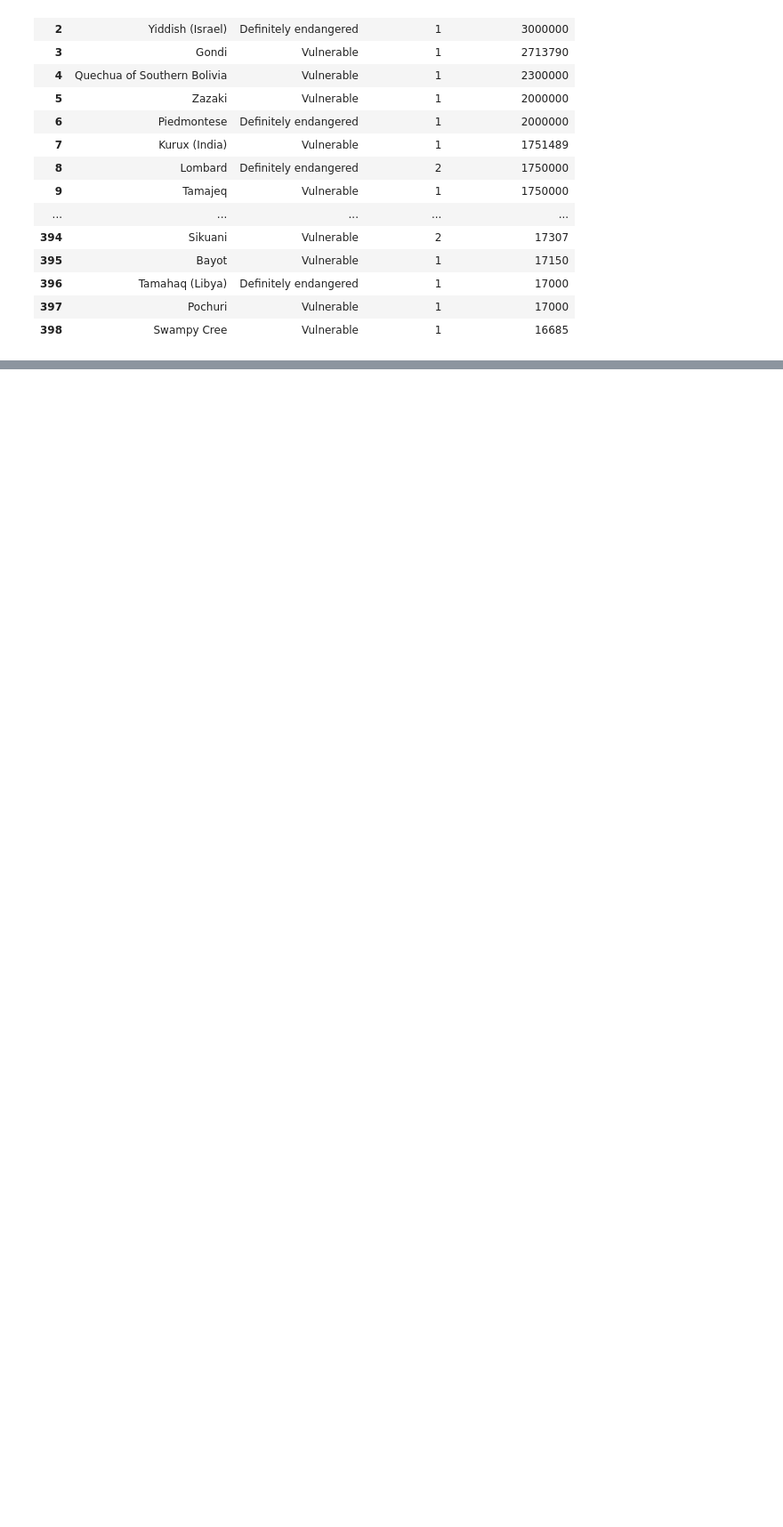
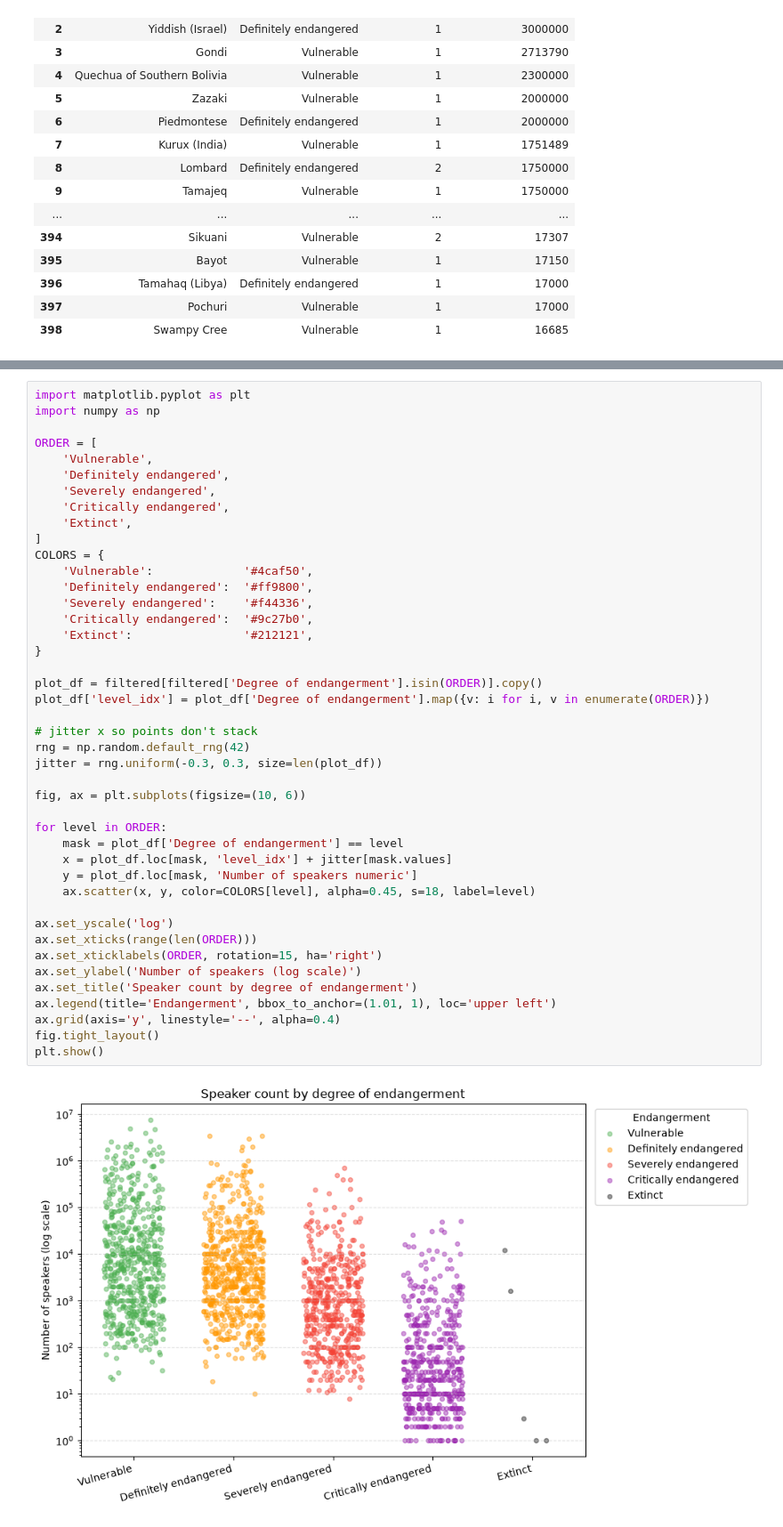
Before and after one commit to tsteelematc/data-scrubbing-fun, a Jupyter notebook: language_ranking.ipynb, the cells around one changed output, grey strips where cells are left out. Shown at 89% size. Drawn from its saved outputs; the diff is of its cells as text; blank space fills up the shorter version.

```diff
--- a/language_ranking.ipynb
+++ b/language_ranking.ipynb
@@ -126,0 +131,45 @@ with pd.option_context('display.max_rows', None, 'display.max_columns', None):
+# %%
+import matplotlib.pyplot as plt
+import numpy as np
+
+ORDER = [
+    'Vulnerable',
+    'Definitely endangered',
+    'Severely endangered',
+    'Critically endangered',
+    'Extinct',
+]
+COLORS = {
+    'Vulnerable':             '#4caf50',
+    'Definitely endangered':  '#ff9800',
+    'Severely endangered':    '#f44336',
+    'Critically endangered':  '#9c27b0',
+    'Extinct':                '#212121',
+}
+
+plot_df = filtered[filtered['Degree of endangerment'].isin(ORDER)].copy()
+plot_df['level_idx'] = plot_df['Degree of endangerment'].map({v: i for i, v in enumerate(ORDER)})
+
+# jitter x so points don't stack
+rng = np.random.default_rng(42)
+jitter = rng.uniform(-0.3, 0.3, size=len(plot_df))
+
+fig, ax = plt.subplots(figsize=(10, 6))
+
+for level in ORDER:
+    mask = plot_df['Degree of endangerment'] == level
+    x = plot_df.loc[mask, 'level_idx'] + jitter[mask.values]
+    y = plot_df.loc[mask, 'Number of speakers numeric']
+    ax.scatter(x, y, color=COLORS[level], alpha=0.45, s=18, label=level)
+
+ax.set_yscale('log')
+ax.set_xticks(range(len(ORDER)))
+ax.set_xticklabels(ORDER, rotation=15, ha='right')
+ax.set_ylabel('Number of speakers (log scale)')
+ax.set_title('Speaker count by degree of endangerment')
+ax.legend(title='Endangerment', bbox_to_anchor=(1.01, 1), loc='upper left')
+ax.grid(axis='y', linestyle='--', alpha=0.4)
+fig.tight_layout()
+plt.show()
+# %% [output]
+[figure, added]
```
Also changed, not shown: parts of 1 cell of this notebook, 3 other files.
